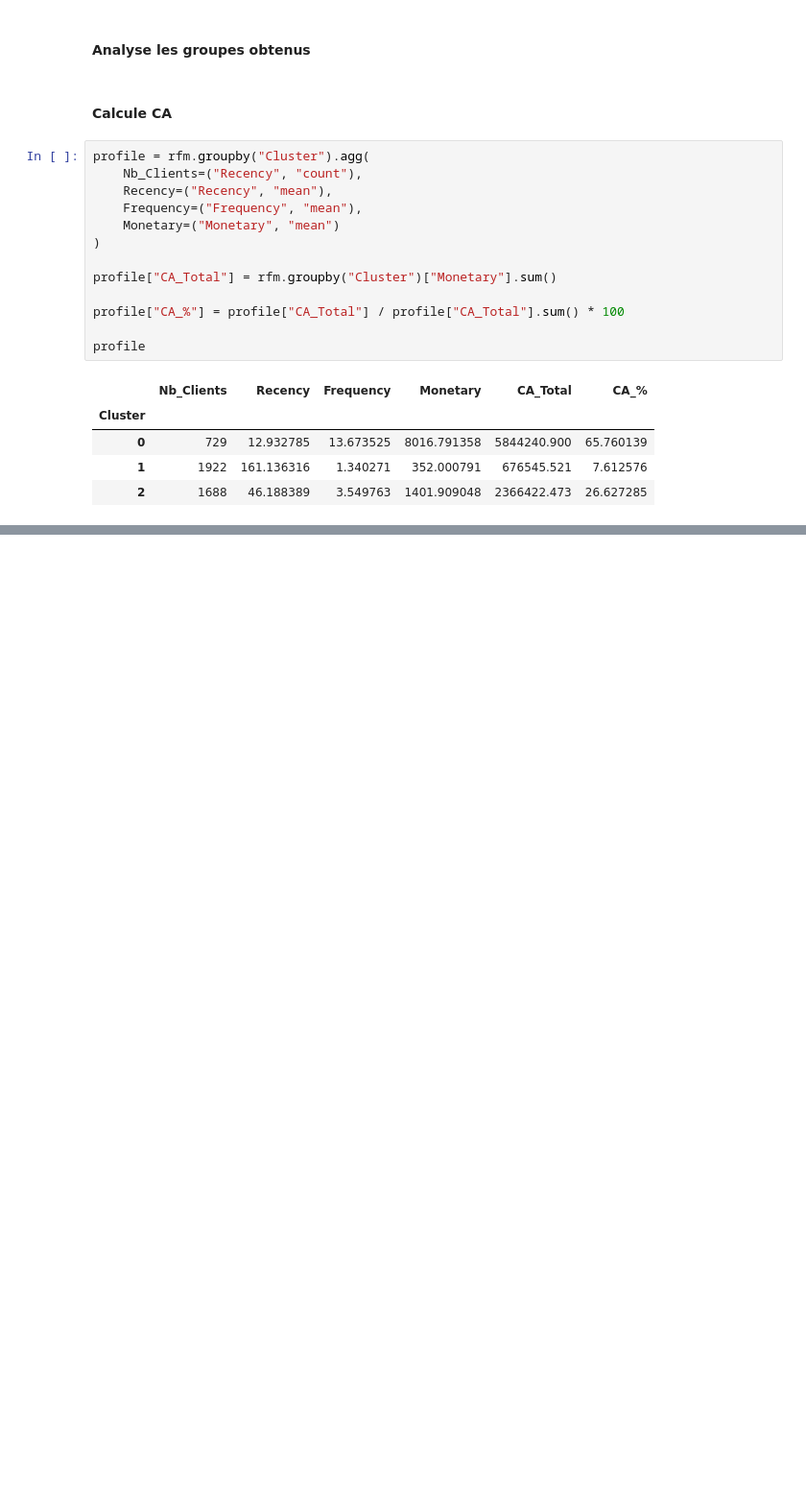
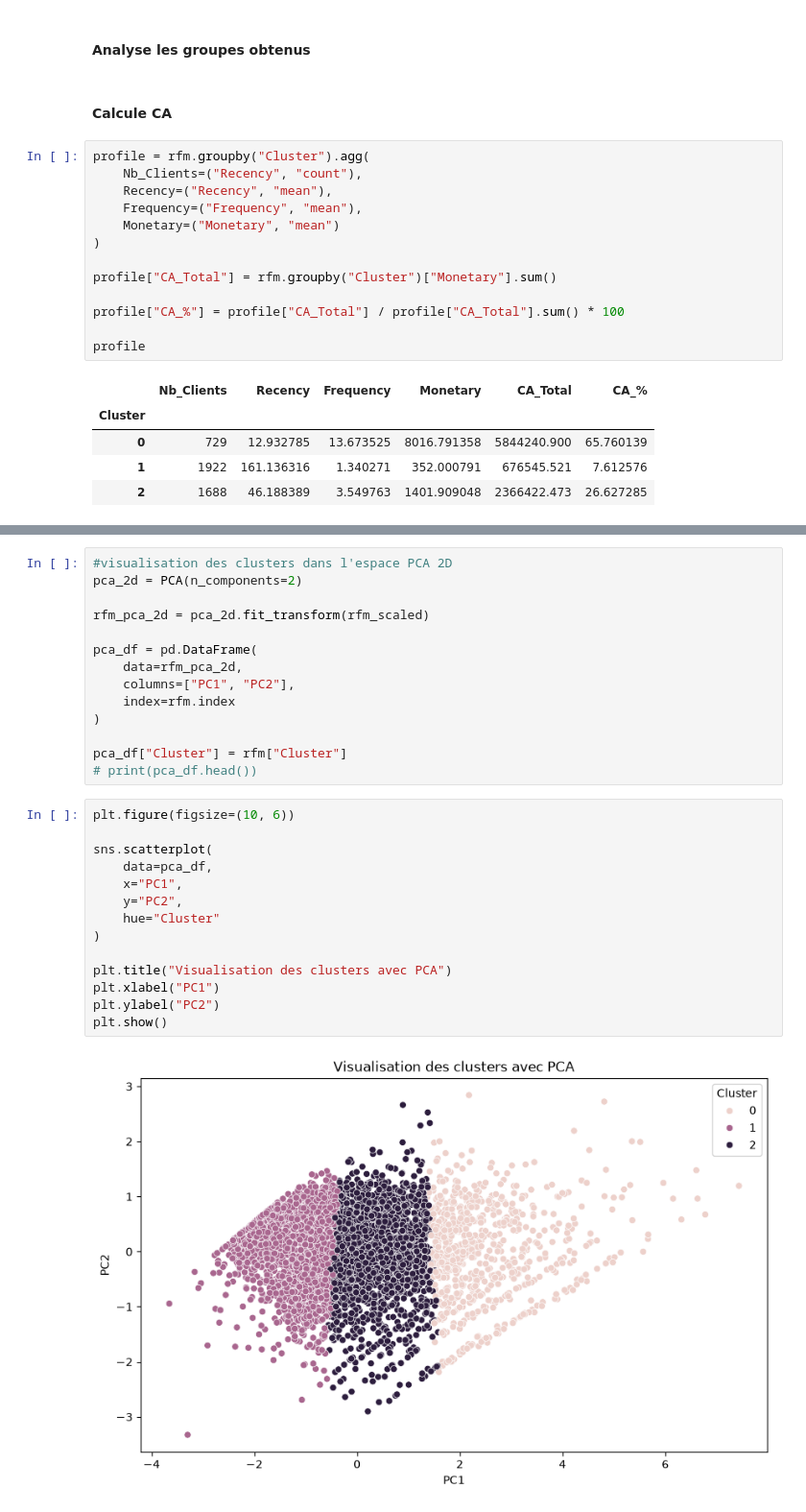
Before and after one commit to MounaSaiss/Segmentation-et-Pr-diction-Client-par-l-IA, a Jupyter notebook: notebooks/Segmentation_Client.ipynb, the cells around one changed output, grey strips where cells are left out. Shown at 96% size. Saved outputs shown, nothing was run; the diff lists cells and outputs as text; blank space fills up the shorter version.

```diff
--- a/notebooks/Segmentation_Client.ipynb
+++ b/notebooks/Segmentation_Client.ipynb
@@ -747,0 +777,30 @@ profile
+# %%
+#visualisation des clusters dans l'espace PCA 2D
+pca_2d = PCA(n_components=2)
+
+rfm_pca_2d = pca_2d.fit_transform(rfm_scaled)
+
+pca_df = pd.DataFrame(
+    data=rfm_pca_2d,
+    columns=["PC1", "PC2"],
+    index=rfm.index
+)
+
+pca_df["Cluster"] = rfm["Cluster"]
+# print(pca_df.head())
+# %%
+plt.figure(figsize=(10, 6))
+
+sns.scatterplot(
+    data=pca_df,
+    x="PC1",
+    y="PC2",
+    hue="Cluster"
+)
+
+plt.title("Visualisation des clusters avec PCA")
+plt.xlabel("PC1")
+plt.ylabel("PC2")
+plt.show()
+# %% [output]
+[figure, added]
```
Also changed, not shown: parts of 10 cells of this notebook.
